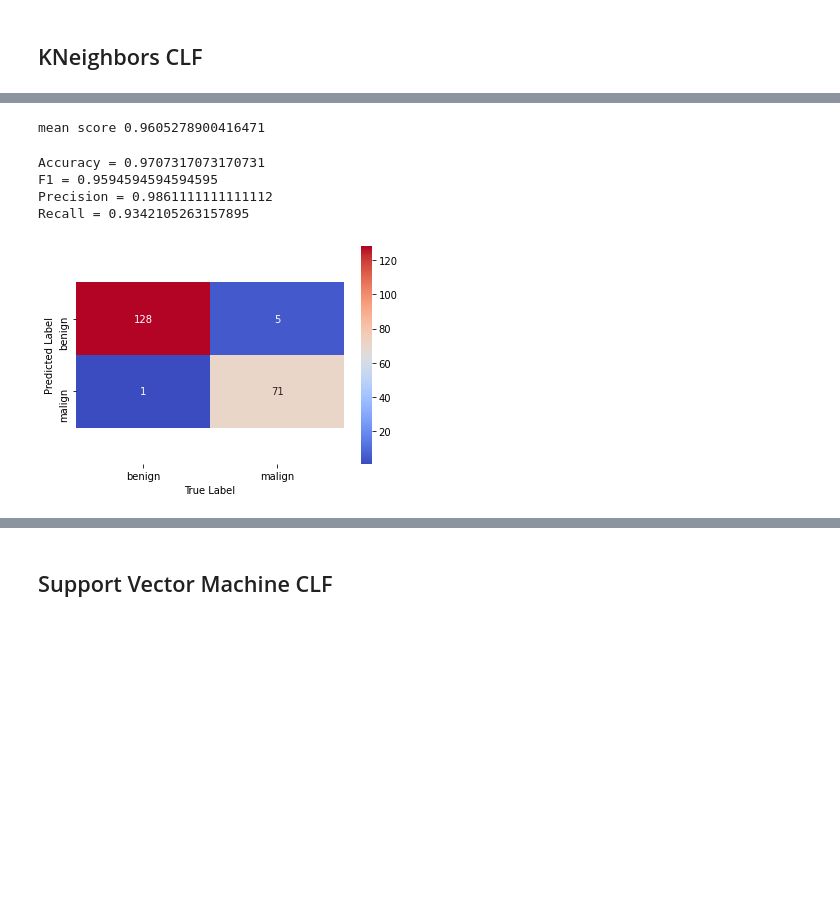
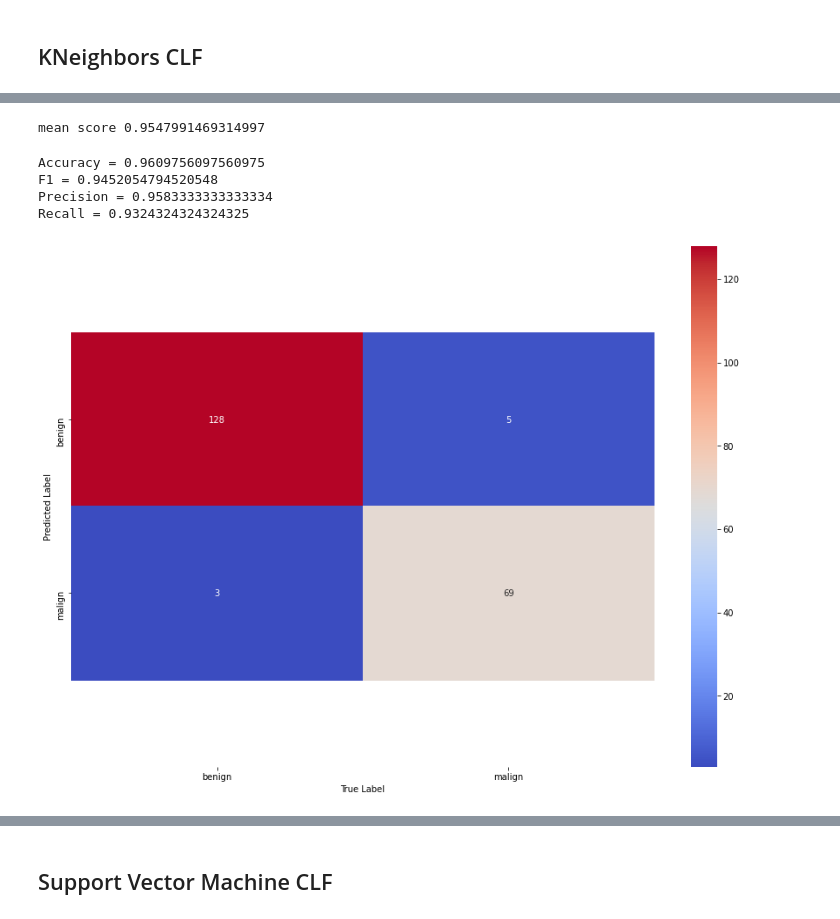
Before and after one commit to Nicordaro/MML, a Jupyter notebook: MML_Thesis.ipynb, the cells around one changed output, grey strips where cells are left out. Cells and saved outputs as stored; diff of their text form; code cells hidden in the pictures; blank space fills up the shorter version.

```diff
--- a/MML_Thesis.ipynb
+++ b/MML_Thesis.ipynb
@@ -331,0 +455,2 @@ Logistic Regression
+# %%
+final_report = {'LoRe': [], 'DTree': [], 'RF': [], 'KNN': [], 'SVM': []}
@@ -340,17 +468,16 @@ kf = StratifiedKFold(n_splits=10, shuffle=True)
 
 scores = []
 for train_index, test_index in kf.split(X_train_val,y_train_val):
-    #print("TRAIN:", train_index, "TEST:", test_index)
-    X_train, X_val = X_train_val[train_index], X_train_val[test_index]
+    X_train, X_val = X_train_val.iloc[train_index], X_train_val.iloc[test_index]
     y_train, y_val = y_train_val.iloc[train_index], y_train_val.iloc[test_index]
 
     #SMOTE
     sm = SMOTE(random_state=SEED)
-    X_res, y_res = sm.fit_resample(X_train, y_train)
+    X_train, y_train = sm.fit_resample(X_train, y_train)
 
     #Classification
-    loRe = LogisticRegression(solver='newton-cg', multi_class='ovr', C=50)
-    loRe.fit(X_res,y_res)
+    loRe = LogisticRegression(solver='liblinear', multi_class='ovr', C=50)
+    loRe.fit(X_train, y_train)
     pred = loRe.predict(X_val)
     scores.append(f1_score(pred,y_val))
 print(f"mean score {np.mean(scores)}")
@@ -460,40 +734,48 @@ kf = StratifiedKFold(n_splits=10, shuffle=True)
 
 scores = []
 for train_index, test_index in kf.split(X_train_val,y_train_val):
-    #print("TRAIN:", train_index, "TEST:", test_index)
-    X_train, X_val = X_train_val[train_index], X_train_val[test_index]
+    X_train, X_val = X_train_val.iloc[train_index], X_train_val.iloc[test_index]
     y_train, y_val = y_train_val.iloc[train_index], y_train_val.iloc[test_index]
 
     #SMOTE
     sm = SMOTE(random_state=SEED)
-    X_res, y_res = sm.fit_resample(X_train, y_train)
-    #print("num_malign")
-    #print(y_res.tolist().count(1))
-    #print("num_benign")
-    #print(y_res.tolist().count(0))
+    X_train, y_train = sm.fit_resample(X_train, y_train)
+
     #Classification
-    dTree = KNeighborsClassifier(leaf_size=1, p=2, n_neighbors=5)
-    dTree.fit(X_res,y_res)
-    pred = dTree.predict(X_val)
+    knn = KNeighborsClassifier(leaf_size=1, p=1, n_neighbors=15)
+    if tune:
+      knn = KNeighborsClassifier(leaf_size=best_model.best_estimator_.get_params()['leaf_size'], p=best_model.best_estimator_.get_params()['p'], n_neighbors=best_model.best_estimator_.get_params()['n_neighbors'])
+
+    knn.fit(X_train, y_train)
+    pred = knn.predict(X_val)
     scores.append(f1_score(pred,y_val))
 print(f"mean score {np.mean(scores)}")
 # %% [output]
-mean score 0.9605278900416471
+mean score 0.9547991469314997
 # %%
 # results on the test set
-dTree = KNeighborsClassifier(leaf_size=1, p=2, n_neighbors=5)
+clf = KNeighborsClassifier(leaf_size=1, p=1, n_neighbors=15)
+if tune:
+  clf = KNeighborsClassifier(leaf_size=best_model.best_estimator_.get_params()['leaf_size'], p=best_model.best_estimator_.get_params()['p'], n_neighbors=best_model.best_estimator_.get_params()['n_neighbors'])
+
 sm = SMOTE(random_state=SEED)
 X_res, y_res = sm.fit_resample(X_train_val, y_train_val)
-dTree.fit(X_res,y_res)
-pred = dTree.predict(X_test)
+clf.fit(X_res,y_res)
+
+pred = knn.predict(X_test)
+final_report['KNN'].append(accuracy_score(pred,y_test))
 print(f"Accuracy = {accuracy_score(pred,y_test)}")
+final_report['KNN'].append(f1_score(pred,y_test))
 print(f"F1 = {f1_score(pred,y_test)}")
+final_report['KNN'].append(precision_score(pred,y_test))
 print(f"Precision = {precision_score(pred,y_test)}")
+final_report['KNN'].append(recall_score(pred,y_test))
 print(f"Recall = {recall_score(pred,y_test)}")
+plt.figure(figsize=(15,11))
 confmat(y_test, pred)
 # %% [output]
-Accuracy = 0.9707317073170731
-F1 = 0.9594594594594595
-Precision = 0.9861111111111112
-Recall = 0.9342105263157895
+Accuracy = 0.9609756097560975
+F1 = 0.9452054794520548
+Precision = 0.9583333333333334
+Recall = 0.9324324324324325
-[figure, old version]
+[figure, new version]
```
Also changed, not shown: parts of 53 cells of this notebook.
